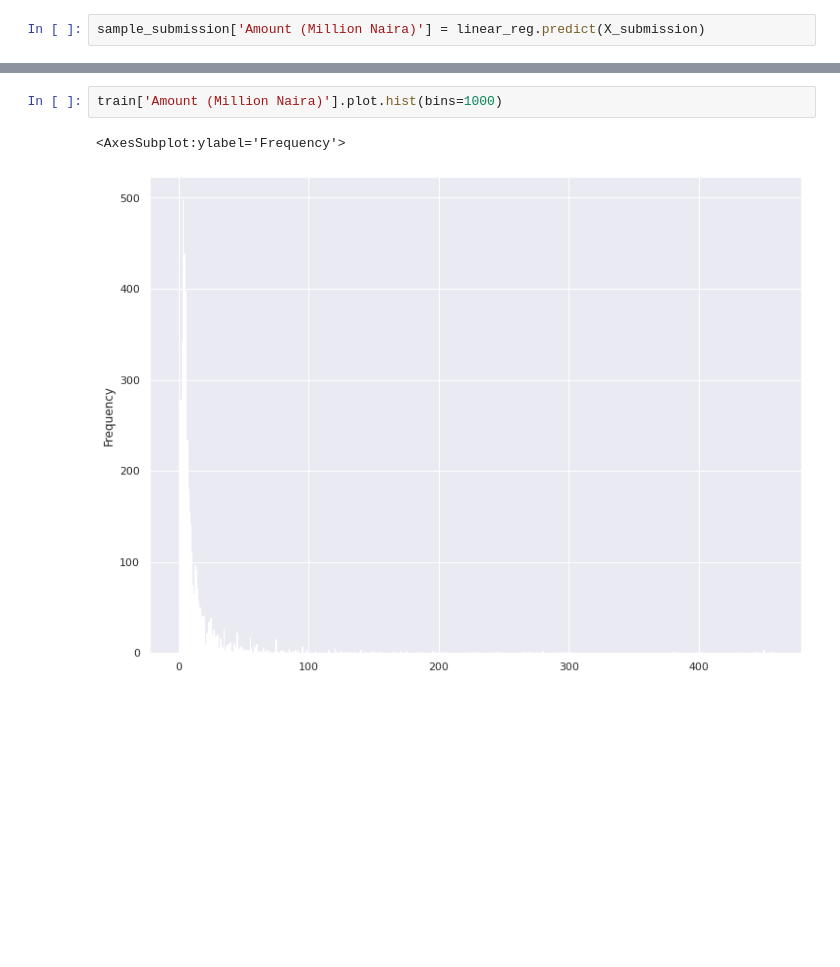
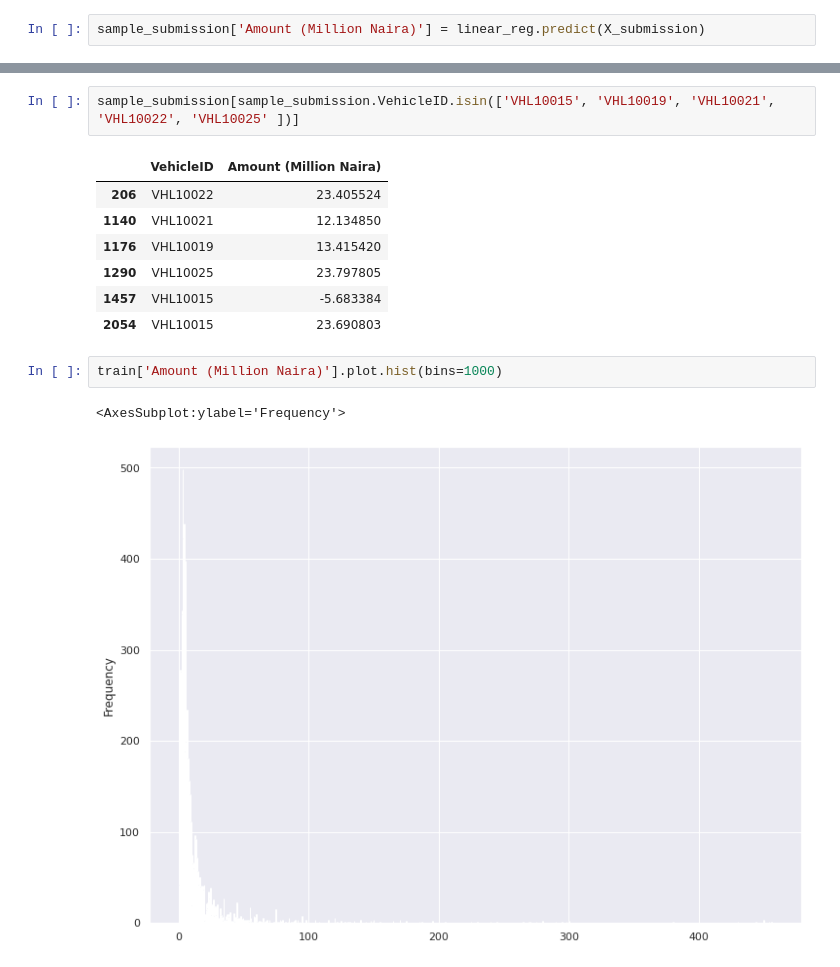
Before and after one commit to atehe/DSN_AI-INVASION_2022, a Jupyter notebook: notebook/Untitled.ipynb, the cells around one changed output, grey strips where cells are left out. Saved outputs shown, nothing was run; the diff lists cells and outputs as text; blank space fills up the shorter version.

```diff
--- a/notebook/Untitled.ipynb
+++ b/notebook/Untitled.ipynb
@@ -295,3 +331,13 @@ sample_submission.to
+# %%
+sample_submission[sample_submission.VehicleID.isin(['VHL10015', 'VHL10019', 'VHL10021', 'VHL10022', 'VHL10025' ])]
+# %% [output]
+|  | VehicleID | Amount (Million Naira) |
+| 206 | VHL10022 | 23.405524 |
+| 1140 | VHL10021 | 12.134850 |
+| 1176 | VHL10019 | 13.415420 |
+| 1290 | VHL10025 | 23.797805 |
+| 1457 | VHL10015 | -5.683384 |
+| 2054 | VHL10015 | 23.690803 |
 # %%
 train['Amount (Million Naira)'].plot.hist(bins=1000)
 # %% [output]
```
Also changed, not shown: parts of 14 cells of this notebook, 1 other file.
